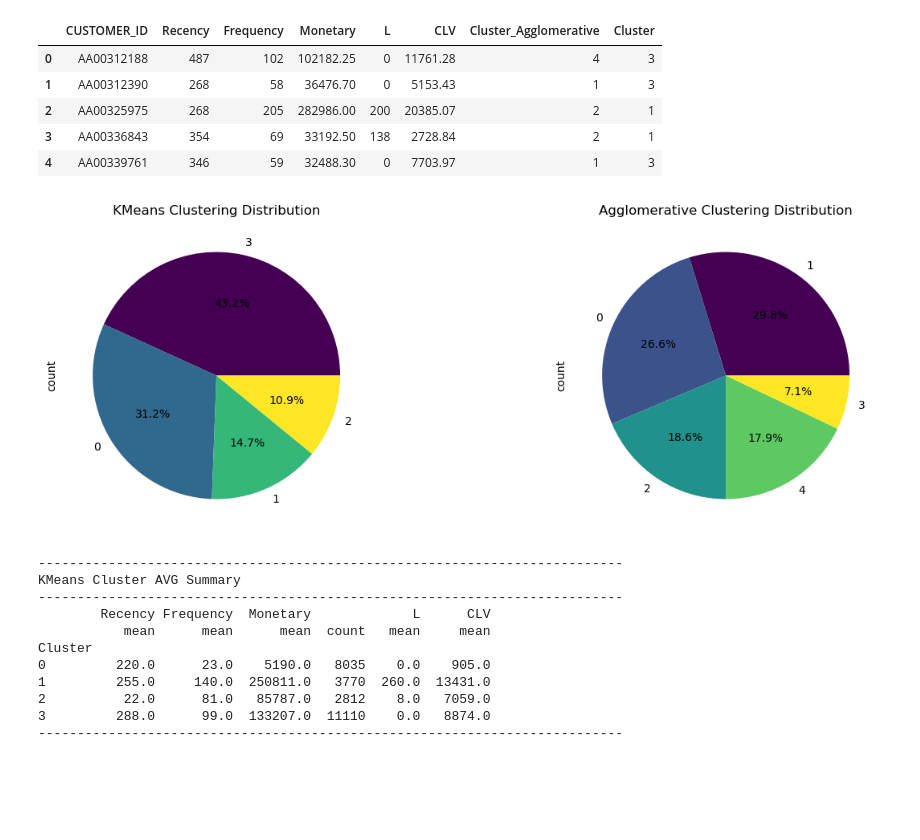
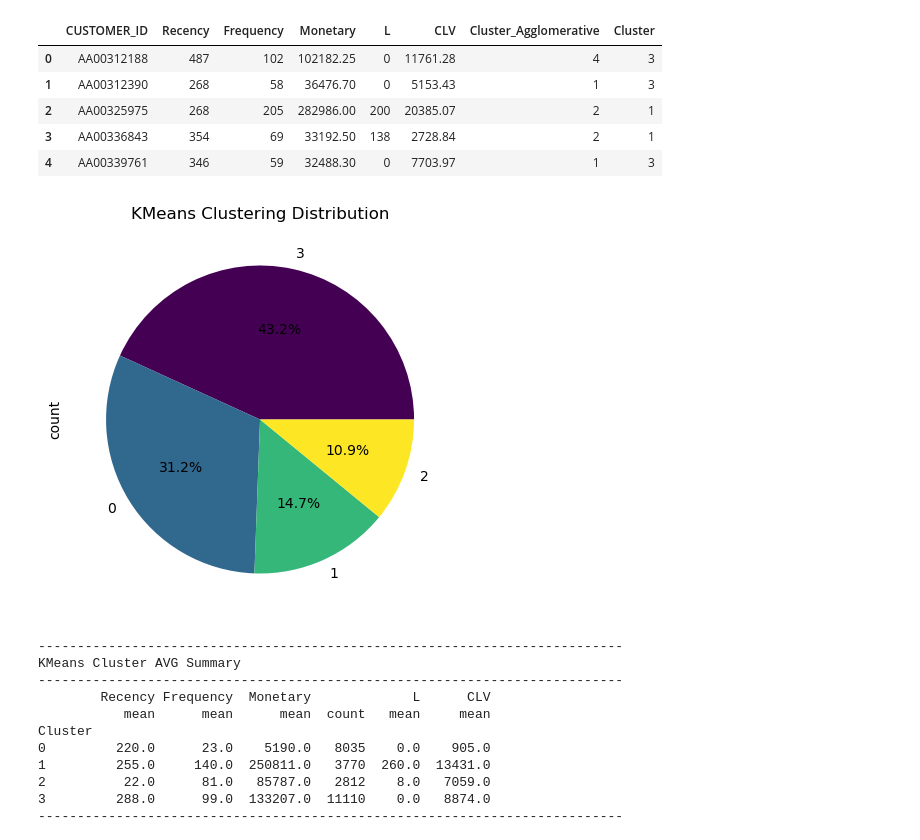
Before and after one commit to PeterBaraka/ml_fieldwork_lab, a Jupyter notebook: seg_clustering.ipynb, the cells around one changed output. Drawn from its saved outputs; the diff is of its cells as text; code cells hidden in the pictures; blank space fills up the shorter version.

```diff
--- a/seg_clustering.ipynb
+++ b/seg_clustering.ipynb
@@ -410,18 +392,18 @@ df.head()
 # %%
 # Plot the piechart of the customer ids per the clusters and agglomerative clusters in subplots
 plt.figure(figsize=(15, 5))
 
 plt.subplot(1, 2, 1)
 df['Cluster'].value_counts().plot.pie(autopct='%1.1f%%', cmap='viridis')
 plt.title('KMeans Clustering Distribution')
 
-plt.subplot(1, 2, 2)
-df['Cluster_Agglomerative'].value_counts().plot.pie(autopct='%1.1f%%', cmap='viridis')
-plt.title('Agglomerative Clustering Distribution')
+# plt.subplot(1, 2, 2)
+# df['Cluster_Agglomerative'].value_counts().plot.pie(autopct='%1.1f%%', cmap='viridis')
+# plt.title('Agglomerative Clustering Distribution')
 
 plt.show()
 # %% [output]
-[figure, old version]
+[figure, new version]
 # %%
 # Print the average values from KMeans and Agglomerative Clustering
 print('---------------------------------------------------------------------------')
```
Also changed, not shown: parts of 17 cells of this notebook, 1 other file.
